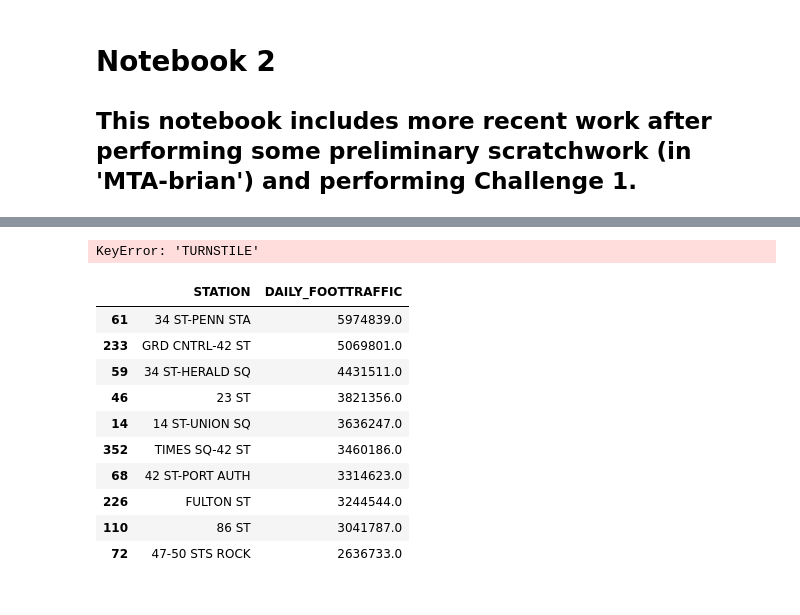
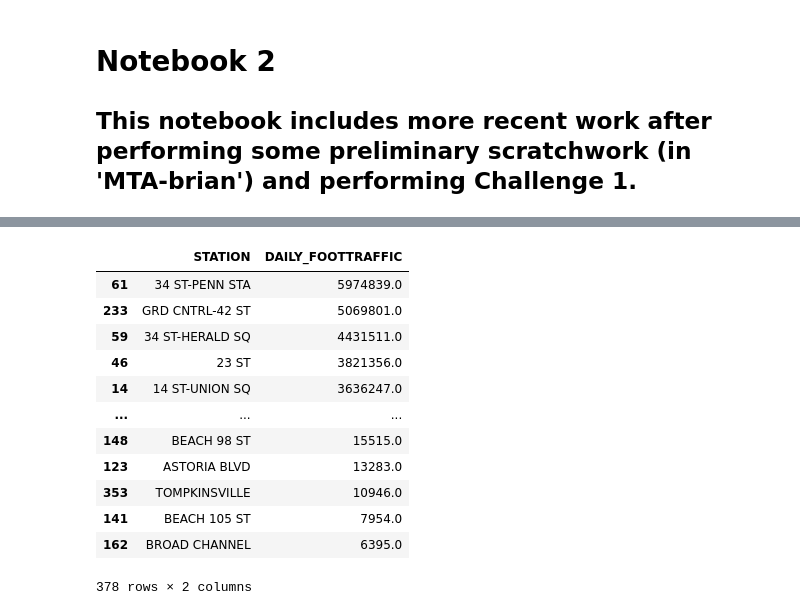
Before and after one commit to manyshapes/MTA-Ridership-Time-Analysis, a Jupyter notebook: MTA-brian-200703.ipynb, the cells around one changed output, grey strips where cells are left out. Cells and saved outputs as stored; diff of their text form; code cells hidden in the pictures.

Commit message:
pushing to check negative values

```diff
--- a/MTA-brian-200703.ipynb
+++ b/MTA-brian-200703.ipynb
@@ -113,8 +89,6 @@ df_dec19
 # %%
-trafficFix(df_dec19)
-df_dec19
+#trafficFix(df_dec19)
+#df_dec19
-# %% [output]
-KeyError: 'TURNSTILE'
 # %%
 def get_daily_counts(row, max_counter):
     """
@@ -132,37 +106,43 @@ def get_daily_counts(row, max_counter):
         return 0
     return counter
 
 def maxFoottraffic(dataframe):
     """
     This function calls get_daily_counts so that function must be entered prior.
     The purpose of this function is check the top 10 highly trafficked stations,
     depending on what dataframe is entered (June, July, December, etc.)
     """
     daily_counts_df = dataframe.groupby(["C/A","UNIT","SCP","STATION","DATE"], as_index=False)["FOOTTRAFFIC"].first()
 
     daily_counts_df[["PREV_DATE", "PREV_FOOTTRAFFIC"]] = (daily_counts_df
                                                        .groupby(["C/A", "UNIT", "SCP", "STATION"])["DATE", "FOOTTRAFFIC"]
                                                        .apply(lambda grp: grp.shift(1)))
 
     daily_counts_df.dropna(subset=["PREV_DATE"], inplace=True)
 
     daily_counts_df["DAILY_FOOTTRAFFIC"] = daily_counts_df.apply(get_daily_counts, axis=1, max_counter=100000)
 
     station_counts_df = daily_counts_df.groupby(["STATION"], as_index=False)["DAILY_FOOTTRAFFIC"].sum()
 
-    return station_counts_df.sort_values('DAILY_FOOTTRAFFIC', ascending=False).head(10)
+    return station_counts_df.sort_values('DAILY_FOOTTRAFFIC', ascending=False)
 
 
-maxFoottraffic(df_dec19)
+df_dec19_foottraffic = maxFoottraffic(df_dec19)
+df_mar20_foottraffic = maxFoottraffic(df_mar20)
+df_june20_foottraffic = maxFoottraffic(df_june20)
+
+df_dec19_foottraffic
 # %% [output]
 |  | STATION | DAILY_FOOTTRAFFIC |
 | 61 | 34 ST-PENN STA | 5974839.0 |
 | 233 | GRD CNTRL-42 ST | 5069801.0 |
 | 59 | 34 ST-HERALD SQ | 4431511.0 |
 | 46 | 23 ST | 3821356.0 |
 | 14 | 14 ST-UNION SQ | 3636247.0 |
-| 352 | TIMES SQ-42 ST | 3460186.0 |
-| 68 | 42 ST-PORT AUTH | 3314623.0 |
-| 226 | FULTON ST | 3244544.0 |
-| 110 | 86 ST | 3041787.0 |
-| 72 | 47-50 STS ROCK | 2636733.0 |
+| ... | ... | ... |
+| 148 | BEACH 98 ST | 15515.0 |
+| 123 | ASTORIA BLVD | 13283.0 |
+| 353 | TOMPKINSVILLE | 10946.0 |
+| 141 | BEACH 105 ST | 7954.0 |
+| 162 | BROAD CHANNEL | 6395.0 |
+378 rows × 2 columns
```
Also changed, not shown: parts of 11 cells of this notebook.
